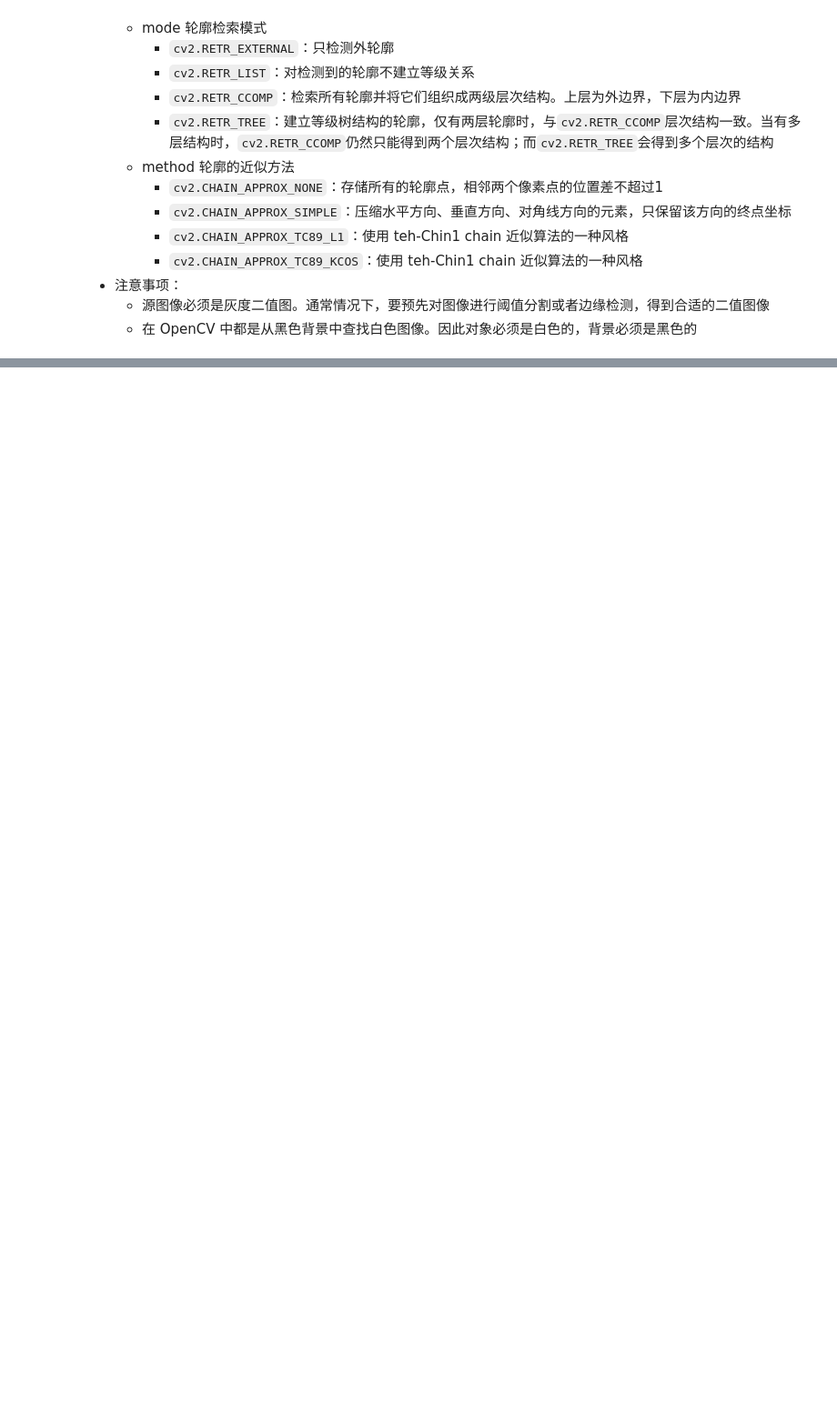
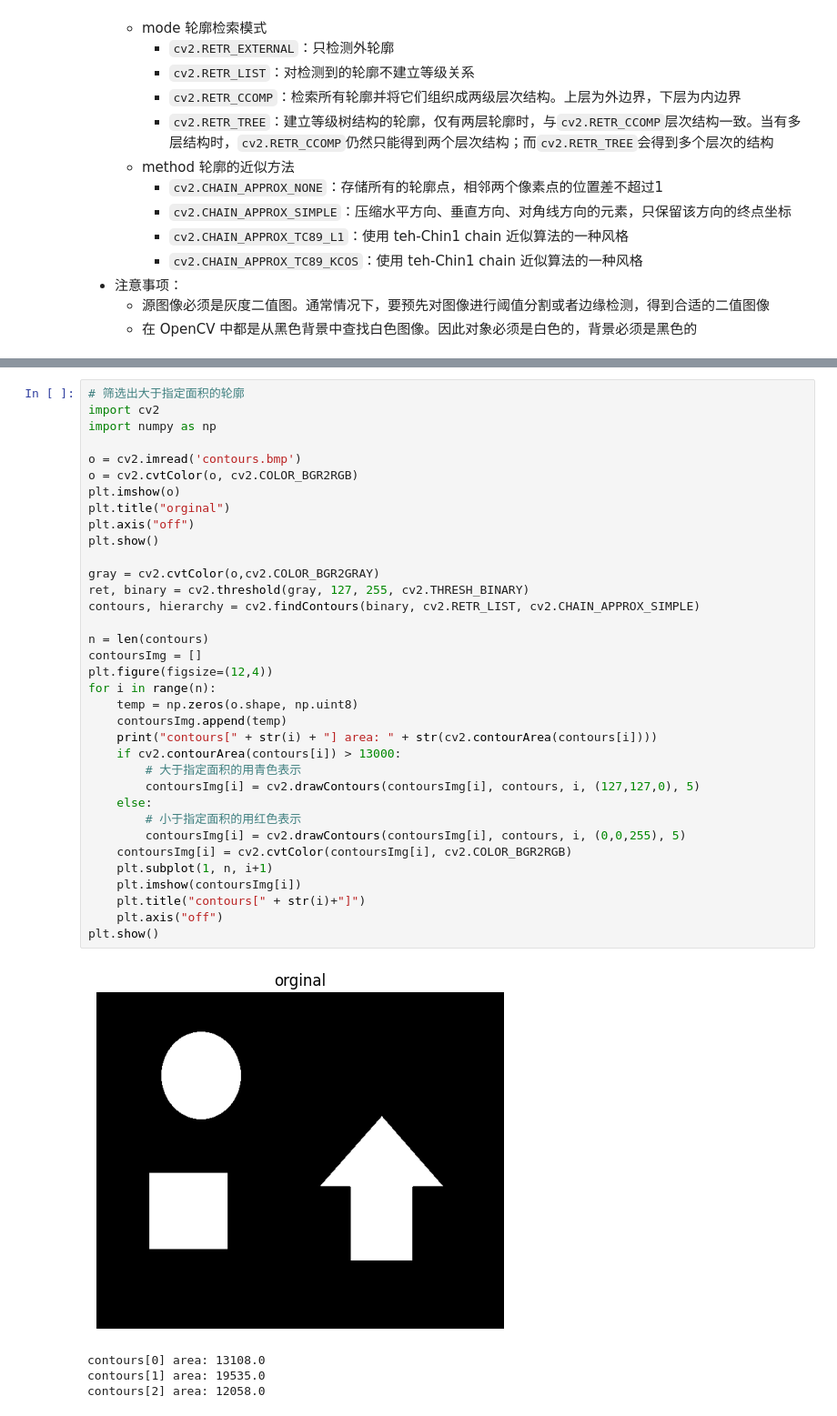
Before and after one commit to MercuryHaipeng/Getting-Started-with-OpenCV-Python-Edition-2nd-Edition-, a Jupyter notebook: Chapter 12/12-1.ipynb, the cells around one changed output, grey strips where cells are left out. Shown at 91% size. Drawn from its saved outputs; the diff is of its cells as text; blank space fills up the shorter version.

```diff
--- a/Chapter 12/12-1.ipynb
+++ b/Chapter 12/12-1.ipynb
@@ -41,0 +97,40 @@
+# %%
+# 筛选出大于指定面积的轮廓
+import cv2
+import numpy as np
+
+o = cv2.imread('contours.bmp')
+o = cv2.cvtColor(o, cv2.COLOR_BGR2RGB)
+plt.imshow(o)
+plt.title("orginal")
+plt.axis("off")
+plt.show()
+
+gray = cv2.cvtColor(o,cv2.COLOR_BGR2GRAY)
+ret, binary = cv2.threshold(gray, 127, 255, cv2.THRESH_BINARY)
+contours, hierarchy = cv2.findContours(binary, cv2.RETR_LIST, cv2.CHAIN_APPROX_SIMPLE)
+
+n = len(contours)
+contoursImg = []
+plt.figure(figsize=(12,4))
+for i in range(n):
+    temp = np.zeros(o.shape, np.uint8)
+    contoursImg.append(temp)
+    print("contours[" + str(i) + "] area: " + str(cv2.contourArea(contours[i])))
+    if cv2.contourArea(contours[i]) > 13000:
+        # 大于指定面积的用青色表示
+        contoursImg[i] = cv2.drawContours(contoursImg[i], contours, i, (127,127,0), 5)
+    else:
+        # 小于指定面积的用红色表示
+        contoursImg[i] = cv2.drawContours(contoursImg[i], contours, i, (0,0,255), 5)
+    contoursImg[i] = cv2.cvtColor(contoursImg[i], cv2.COLOR_BGR2RGB)
+    plt.subplot(1, n, i+1)
+    plt.imshow(contoursImg[i])
+    plt.title("contours[" + str(i)+"]")
+    plt.axis("off")
+plt.show()
+# %% [output]
+[figure, added]
+contours[0] area: 13108.0
+contours[1] area: 19535.0
+contours[2] area: 12058.0
```
Also changed, not shown: parts of 7 cells of this notebook, 4 other files.
